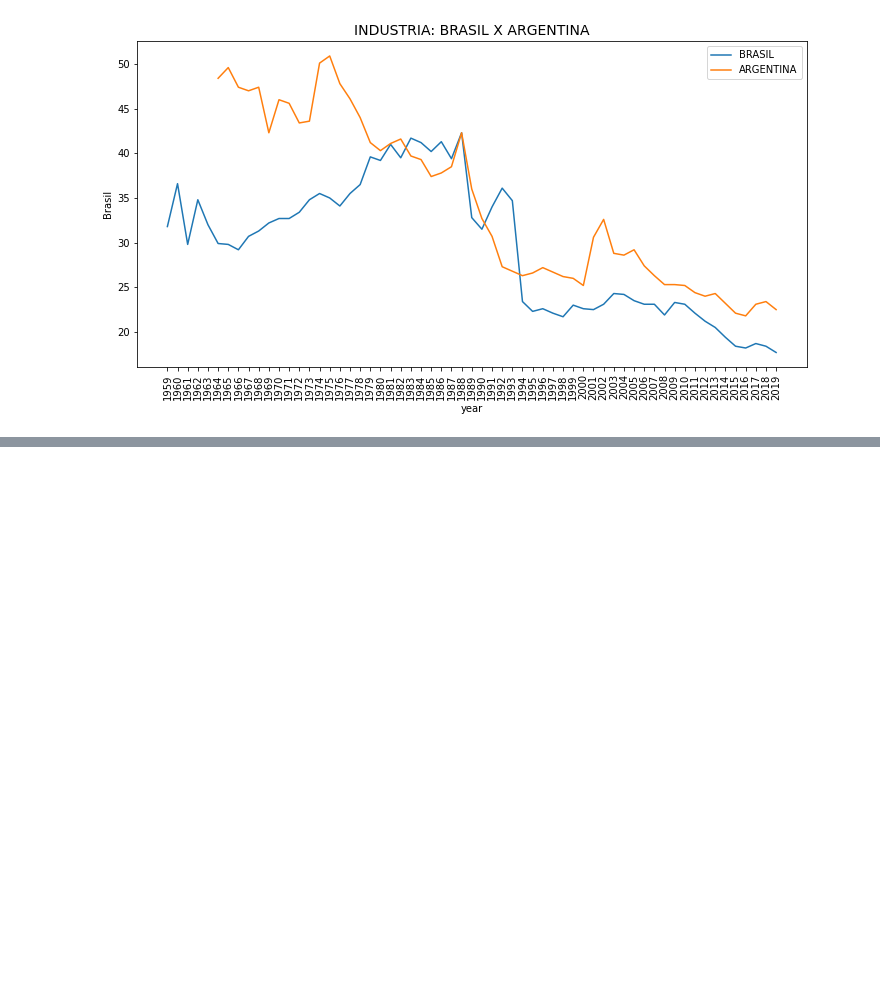
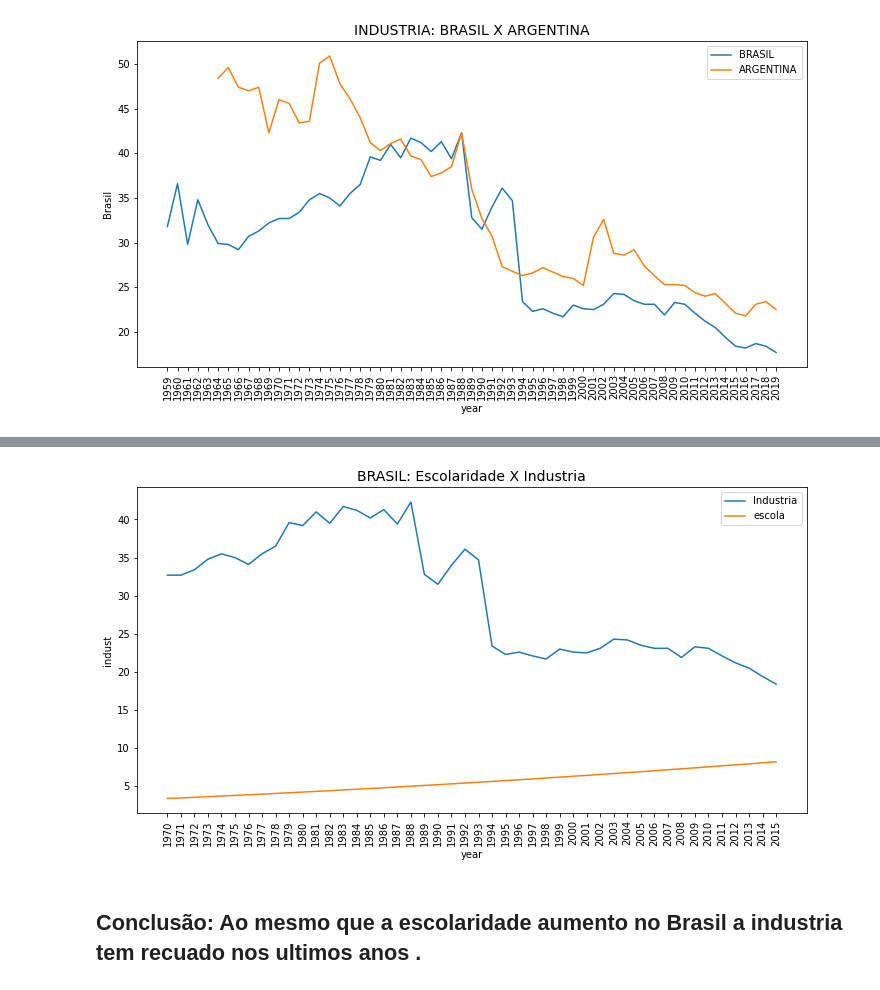
Before and after one commit to smilesrgouveia/Aula, a Jupyter notebook: TarefaTrilha2_PL.ipynb, the cells around one changed output, grey strips where cells are left out. Drawn from its saved outputs; the diff is of its cells as text; code cells hidden in the pictures; blank space fills up the shorter version.

```diff
--- a/TarefaTrilha2_PL.ipynb
+++ b/TarefaTrilha2_PL.ipynb
@@ -173,0 +197,4 @@ Conclusão: A indutria de Brasil e Argentina vem caindo significativamente ao lo
+# %%
+BRS = pd.melt(school_BR, id_vars=['country'])
+BRS = BRS.rename(columns={'variable':'year','value':'school'})
+BRS.head()
@@ -173,0 +208,3 @@ Conclusão: A indutria de Brasil e Argentina vem caindo significativamente ao lo
+# %%
+brasil = pd.merge(BR,BRS,on=['country', 'year'])
+brasil.head()
@@ -173,0 +218,18 @@ Conclusão: A indutria de Brasil e Argentina vem caindo significativamente ao lo
+# %%
+import matplotlib.pyplot as plt
+import seaborn as sns
+%matplotlib inline
+
+plt.figure(figsize=(12,6))
+
+sns.lineplot(x=brasil.year, y=brasil.indust, label='Industria')
+sns.lineplot(x=brasil.year, y=brasil.school, label='escola')
+
+plt.title('BRASIL: Escolaridade X Industria', fontsize=14)
+plt.legend()
+plt.xticks(rotation=90)
+plt.show()
+# %% [output]
+[figure, added]
+# %% [markdown]
+## **Conclusão: Ao mesmo que a escolaridade aumento no Brasil a industria tem recuado nos ultimos anos .**
```
Also changed, not shown: parts of 13 cells of this notebook.
